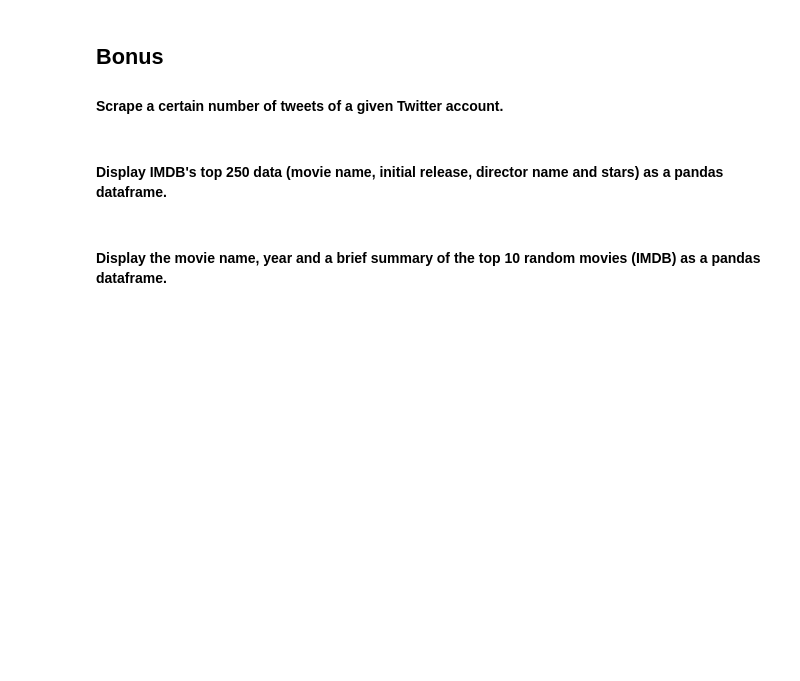
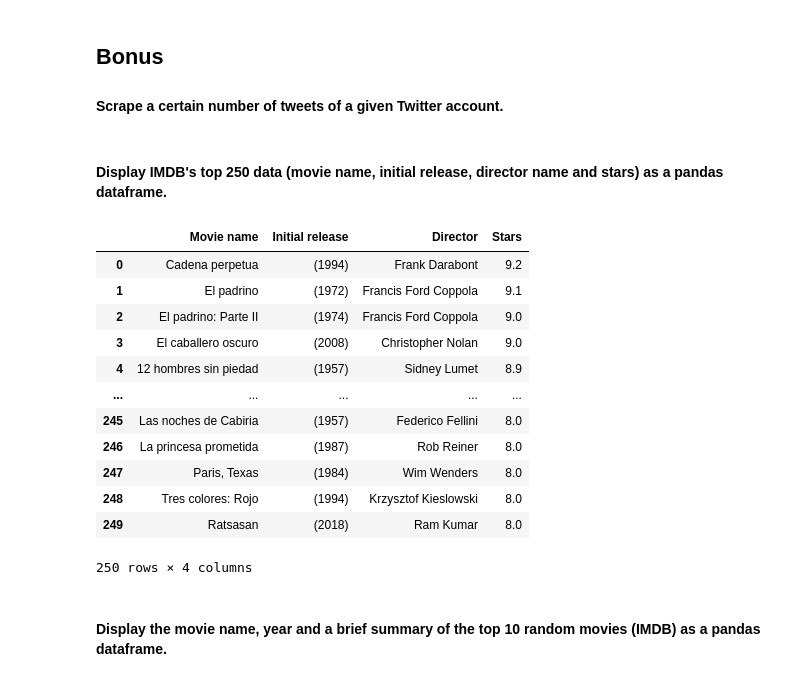
Before and after one commit to ivanrepi/dataptmad1121_labs, a Jupyter notebook: extra-work/m1/lab-web-scraping/your-code/main.ipynb, the cells around one changed output. Cells and saved outputs as stored; diff of their text form; code cells hidden in the pictures; blank space fills up the shorter version.

```diff
--- a/extra-work/m1/lab-web-scraping/your-code/main.ipynb
+++ b/extra-work/m1/lab-web-scraping/your-code/main.ipynb
@@ -401,3 +402,34 @@ url = 'https://www.imdb.com/chart/top'
+# %%
+# This is the url you will scrape in this exercise
+url_13 = 'https://www.imdb.com/chart/top'
+soup_13 = BeautifulSoup(requests.get(url_13).text, "lxml")
+
+titles=[title.a.text for title in soup_13.find_all("td",{"class":"titleColumn"})]
+
+release=[release.span.text for release in soup_13.find_all("td",{"class":"titleColumn"})]
+
+directors=[director for director in soup_13.find_all("td",{"class":"titleColumn"})]
+directors=[re.findall("title=[\"\'](.*?)[\"\']", str(i))for i in directors]
+directors=[str(j).split("(dir.)")[0].replace("['","").strip() for j in directors]
+
+stars=[star.strong.text for star in soup_13.find_all("td",{"class":"ratingColumn imdbRating"})]
+
+top_movies=pd.DataFrame({"Movie name":titles,"Initial release":release,"Director":directors,"Stars":stars})
+top_movies
+# %% [output]
+|  | Movie name | Initial release | Director | Stars |
+| 0 | Cadena perpetua | (1994) | Frank Darabont | 9.2 |
+| 1 | El padrino | (1972) | Francis Ford Coppola | 9.1 |
+| 2 | El padrino: Parte II | (1974) | Francis Ford Coppola | 9.0 |
+| 3 | El caballero oscuro | (2008) | Christopher Nolan | 9.0 |
+| 4 | 12 hombres sin piedad | (1957) | Sidney Lumet | 8.9 |
+| ... | ... | ... | ... | ... |
+| 245 | Las noches de Cabiria | (1957) | Federico Fellini | 8.0 |
+| 246 | La princesa prometida | (1987) | Rob Reiner | 8.0 |
+| 247 | Paris, Texas | (1984) | Wim Wenders | 8.0 |
+| 248 | Tres colores: Rojo | (1994) | Krzysztof Kieslowski | 8.0 |
+| 249 | Ratsasan | (2018) | Ram Kumar | 8.0 |
+250 rows × 4 columns
 # %% [markdown]
 #### Display the movie name, year and a brief summary of the top 10 random movies (IMDB) as a pandas dataframe.
 # %%
```
Also changed, not shown: parts of 8 cells of this notebook.
